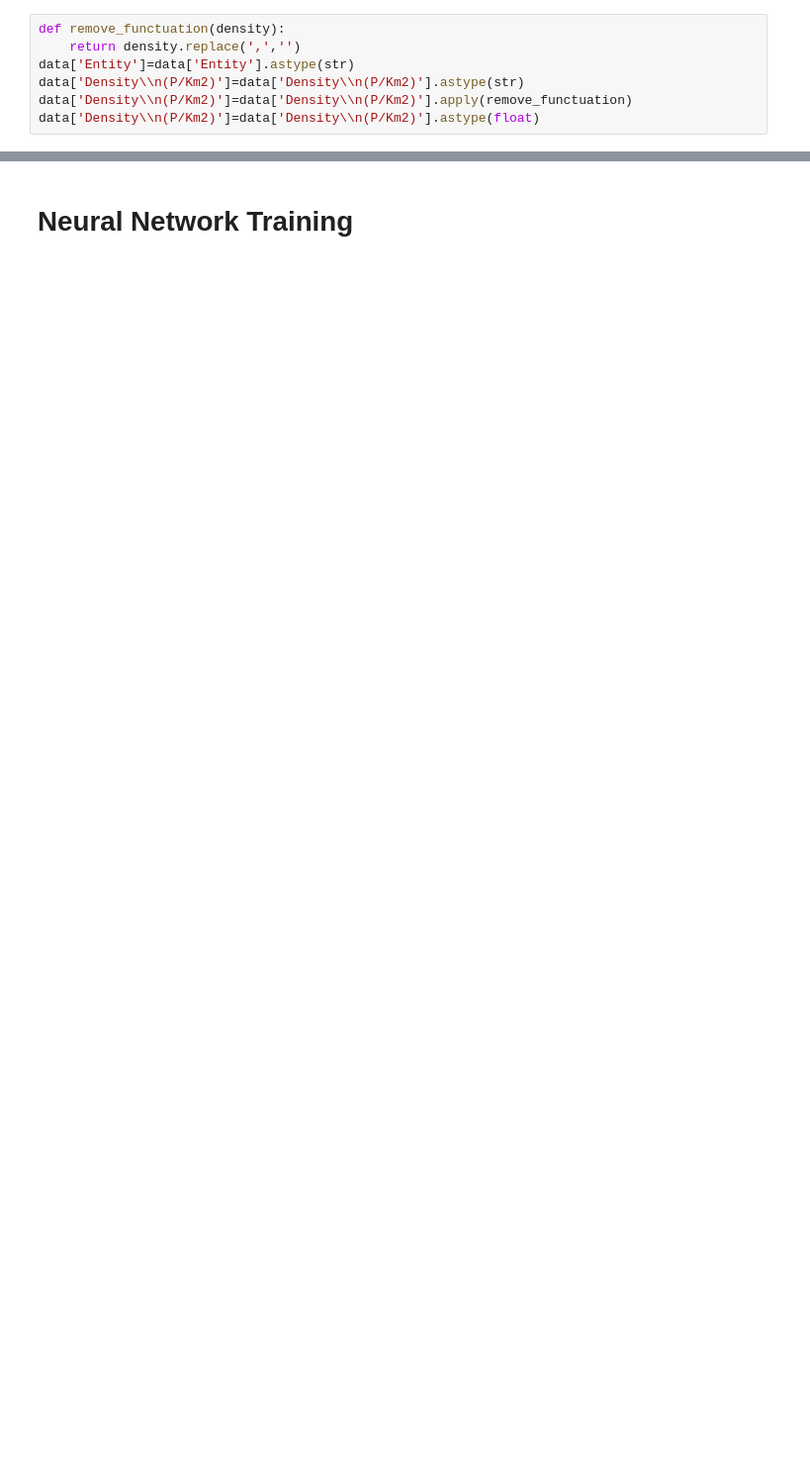
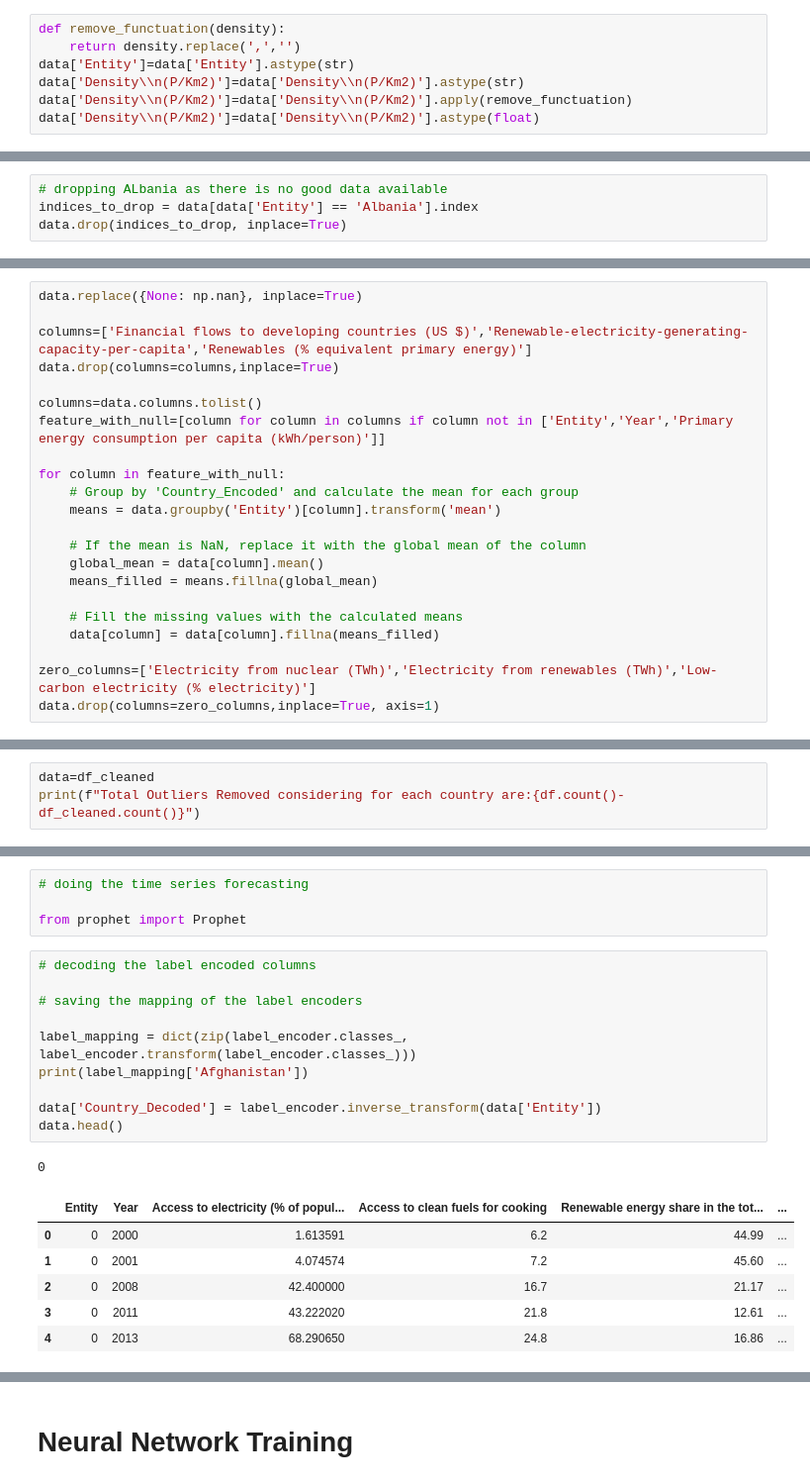
Before and after one commit to KunjPathak12/CO2-Emmisions-and-Renewable-Energy-Forecasting, a Jupyter notebook: solution.ipynb, the cells around one changed output, grey strips where cells are left out. Shown at 99% size. Cells and saved outputs as stored; diff of their text form; blank space fills up the shorter version.

```diff
--- a/solution.ipynb
+++ b/solution.ipynb
@@ -345,0 +78,4 @@ evaluate_model_with_base_parameters(models)
+# %%
+# dropping ALbania as there is no good data available
+indices_to_drop = data[data['Entity'] == 'Albania'].index
+data.drop(indices_to_drop, inplace=True)
@@ -345,0 +105,22 @@ evaluate_model_with_base_parameters(models)
+# %%
+data.replace({None: np.nan}, inplace=True)
+
+columns=['Financial flows to developing countries (US $)','Renewable-electricity-generating-capacity-per-capita','Renewables (% equivalent primary energy)']
+data.drop(columns=columns,inplace=True)
+
+columns=data.columns.tolist()
+feature_with_null=[column for column in columns if column not in ['Entity','Year','Primary energy consumption per capita (kWh/person)']]
+
+for column in feature_with_null:
+    # Group by 'Country_Encoded' and calculate the mean for each group
+    means = data.groupby('Entity')[column].transform('mean')
+
+    # If the mean is NaN, replace it with the global mean of the column
+    global_mean = data[column].mean()
+    means_filled = means.fillna(global_mean)
+
+    # Fill the missing values with the calculated means
+    data[column] = data[column].fillna(means_filled)
+
+zero_columns=['Electricity from nuclear (TWh)','Electricity from renewables (TWh)','Low-carbon electricity (% electricity)']
+data.drop(columns=zero_columns,inplace=True, axis=1)
@@ -345,0 +184,3 @@ evaluate_model_with_base_parameters(models)
+# %%
+data=df_cleaned
+print(f"Total Outliers Removed considering for each country are:{df.count()-df_cleaned.count()}")
@@ -345,0 +342,22 @@ evaluate_model_with_base_parameters(models)
+# %%
+# doing the time series forecasting
+
+from prophet import Prophet
+# %%
+# decoding the label encoded columns
+
+# saving the mapping of the label encoders
+
+label_mapping = dict(zip(label_encoder.classes_, label_encoder.transform(label_encoder.classes_)))
+print(label_mapping['Afghanistan'])
+
+data['Country_Decoded'] = label_encoder.inverse_transform(data['Entity'])
+data.head()
+# %% [output]
+0
+|  | Entity | Year | Access to electricity (% of popul... | Access to clean fuels for cooking | Renewable energy share in the tot... | ... |
+| 0 | 0 | 2000 | 1.613591 | 6.2 | 44.99 | ... |
+| 1 | 0 | 2001 | 4.074574 | 7.2 | 45.60 | ... |
+| 2 | 0 | 2008 | 42.400000 | 16.7 | 21.17 | ... |
+| 3 | 0 | 2011 | 43.222020 | 21.8 | 12.61 | ... |
+| 4 | 0 | 2013 | 68.290650 | 24.8 | 16.86 | ... |
```
Also changed, not shown: parts of 69 cells of this notebook.
